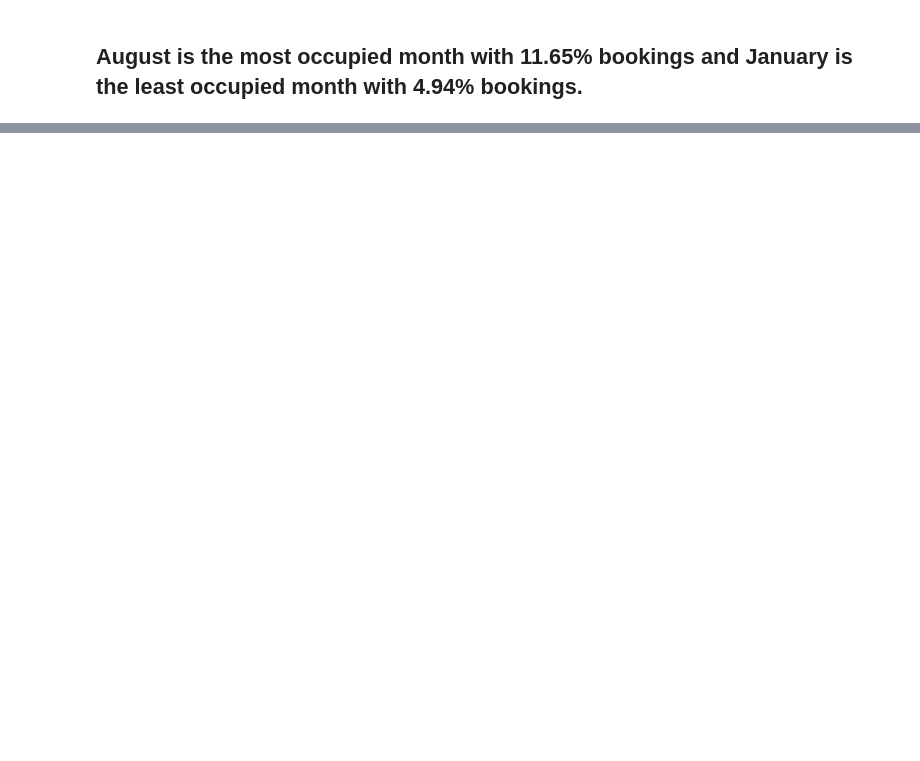
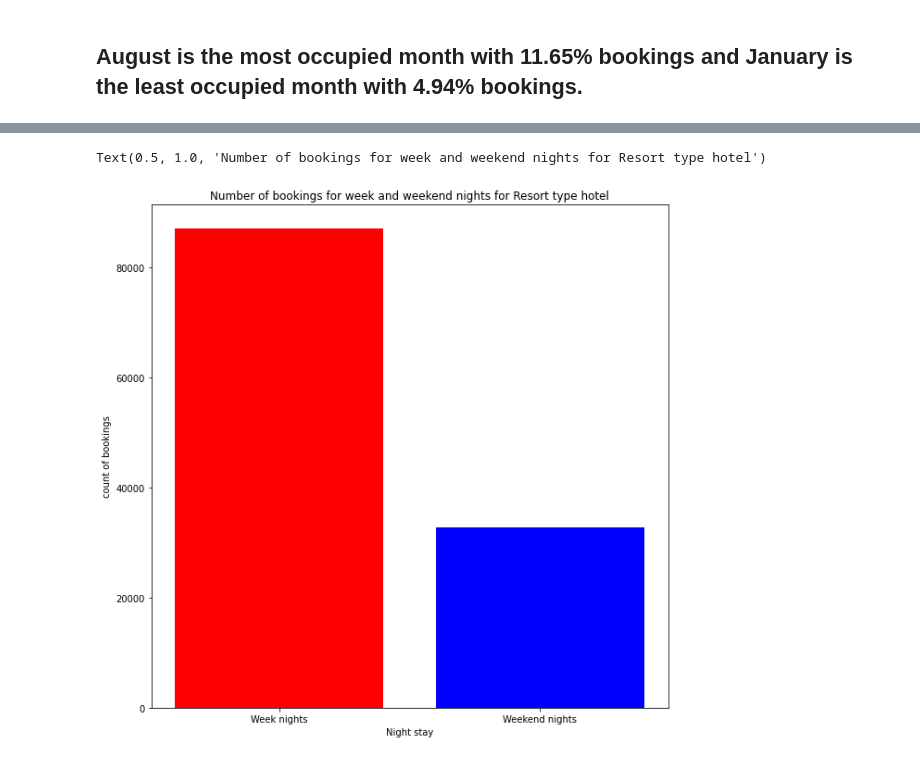
Before and after one commit to abhinendra88/hotel-booking-analysis, a Jupyter notebook: Hotel_Booking_Analysis_Capstone_Project.ipynb, the cells around one changed output, grey strips where cells are left out. Drawn from its saved outputs; the diff is of its cells as text; code cells hidden in the pictures; blank space fills up the shorter version.

```diff
--- a/Hotel_Booking_Analysis_Capstone_Project.ipynb
+++ b/Hotel_Booking_Analysis_Capstone_Project.ipynb
@@ -388,0 +423,23 @@ ax = month_hotel_type.plot.bar(figsize = (15,10),fontsize = 14)
+# %%
+# First we will take only not cancelled booking values
+
+not_canceled_data = hotel_df[hotel_df['is_canceled']==0]
+# %%
+# Total number of week night stay.
+
+week_nights = not_canceled_data[not_canceled_data['hotel'] == 'Resort Hotel']['stays_in_week_nights'].sum()
+# %%
+# Total number of weekend night stay.
+
+weekend_nights = not_canceled_data[not_canceled_data['hotel'] == 'Resort Hotel']['stays_in_weekend_nights'].sum()
+# %%
+# Bar plot showing week nights and weekend nights stay for Resort hotels.
+
+plt.figure(figsize=(10,10))
+plt.bar(x=['Week nights','Weekend nights'],height = [week_nights,weekend_nights], color = ['red','blue'])
+plt.xlabel('Night stay')
+plt.ylabel('count of bookings')
+plt.title('Number of bookings for week and weekend nights for Resort type hotel')
+# %% [output]
+Text(0.5, 1.0, 'Number of bookings for week and weekend nights for Resort type hotel')
+[figure, added]
```
Also changed, not shown: parts of 27 cells of this notebook.
